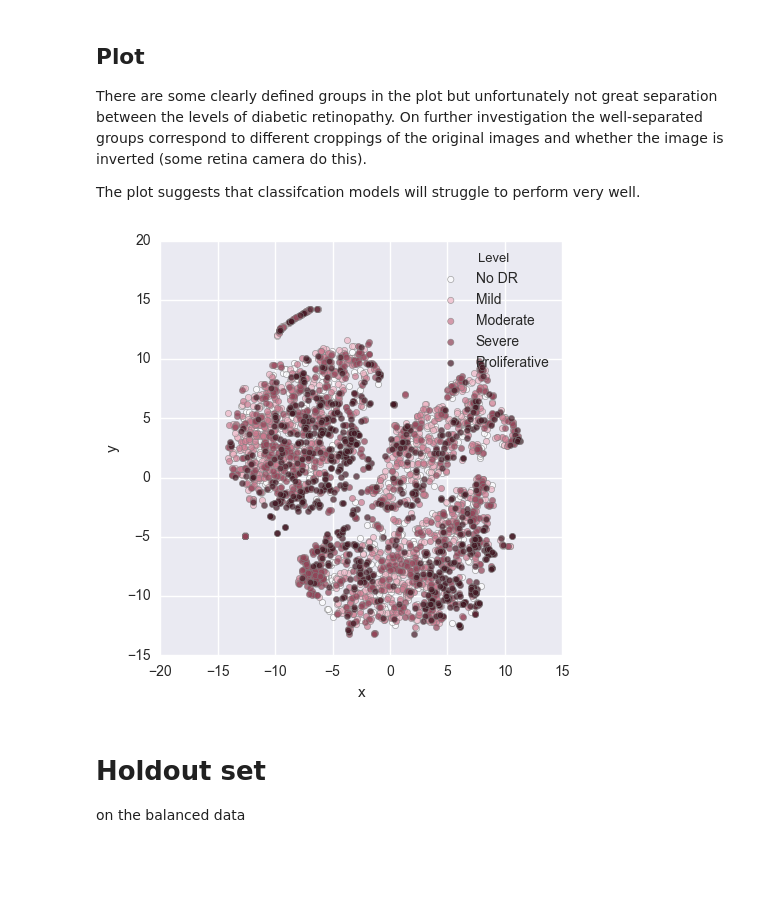
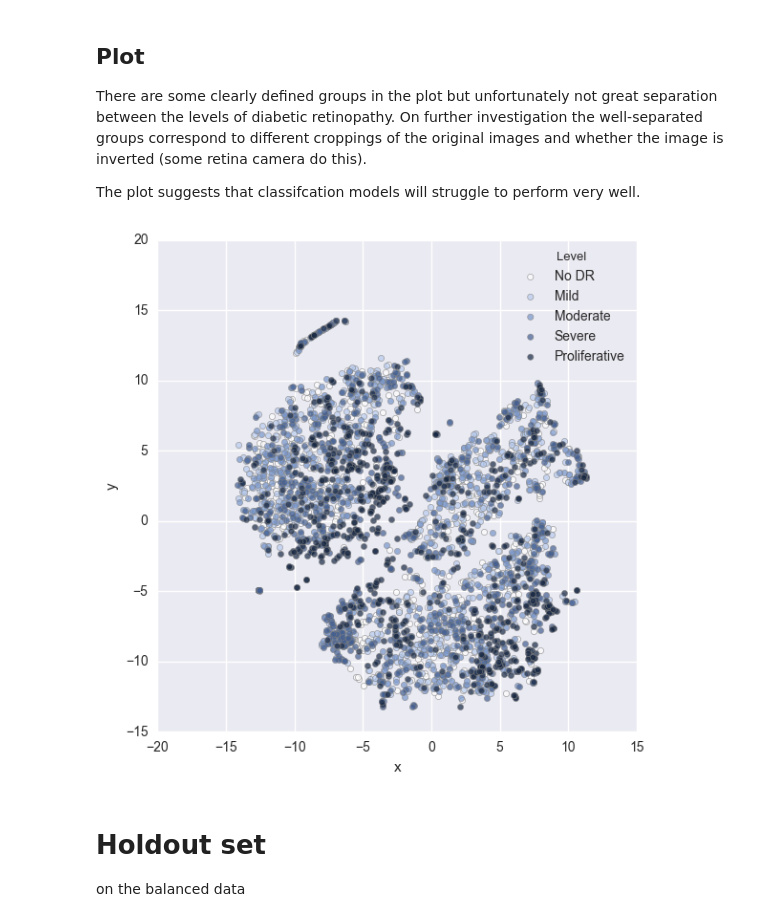
Before and after one commit to sthorn/retinopathy, a Jupyter notebook: Model.ipynb, the cells around one changed output. Drawn from its saved outputs; the diff is of its cells as text; code cells hidden in the pictures; blank space fills up the shorter version.

Commit message:
Improve palettes and some minor tidying

```diff
--- a/Model.ipynb
+++ b/Model.ipynb
@@ -8,6 +8,3 @@ import seaborn as sns
 from sklearn.metrics import confusion_matrix
 from sklearn import manifold
 from sklearn import model_selection, linear_model
-# %%
-sns.set_context("notebook")
-plt.figure(figsize=(4,4));
@@ -129,12 +127,12 @@ There are some clearly defined groups in the plot but unfortunately not great se
 
 The plot suggests that classifcation models will struggle to perform very well.
 # %%
-pal = sns.cubehelix_palette(n_colors=5, light=1.0, rot=0.0, start=0.8, hue=1.0)
+pal = sns.cubehelix_palette(n_colors=5, light=1.0, rot=0.0, start=2.8, hue=1.0)
 sns.lmplot(data=df_tsne, x='x', y='y', hue='Level',
-           size=5, fit_reg=False, palette=pal, legend_out=False,
+           size=6, fit_reg=False, palette=pal, legend_out=False,
            scatter_kws={'s':20, 'edgecolors':'gray', 'linewidths':0.5, 'alpha':0.7});
 # %% [output]
-[figure, old version]
+[figure, new version]
 # %% [markdown]
 # Holdout set
 on the balanced data
```
Also changed, not shown: parts of 10 cells of this notebook.
